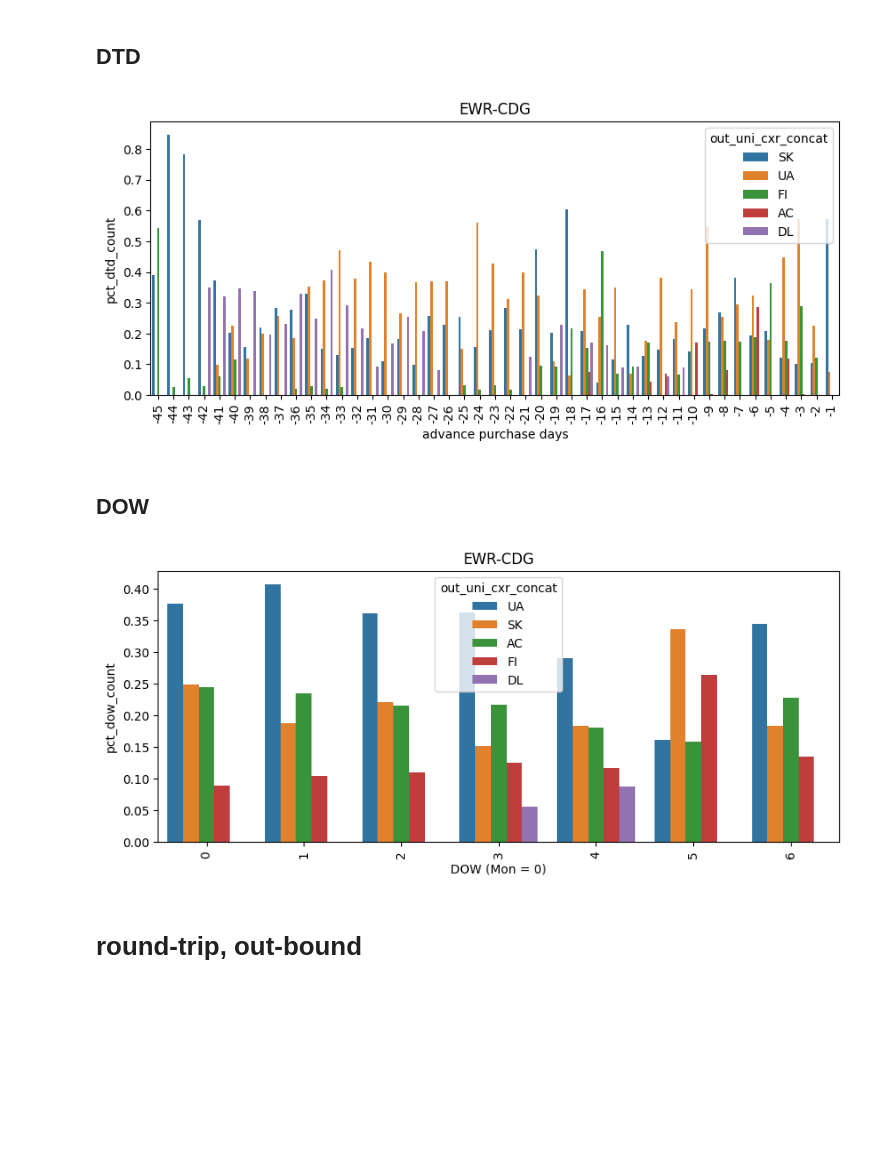
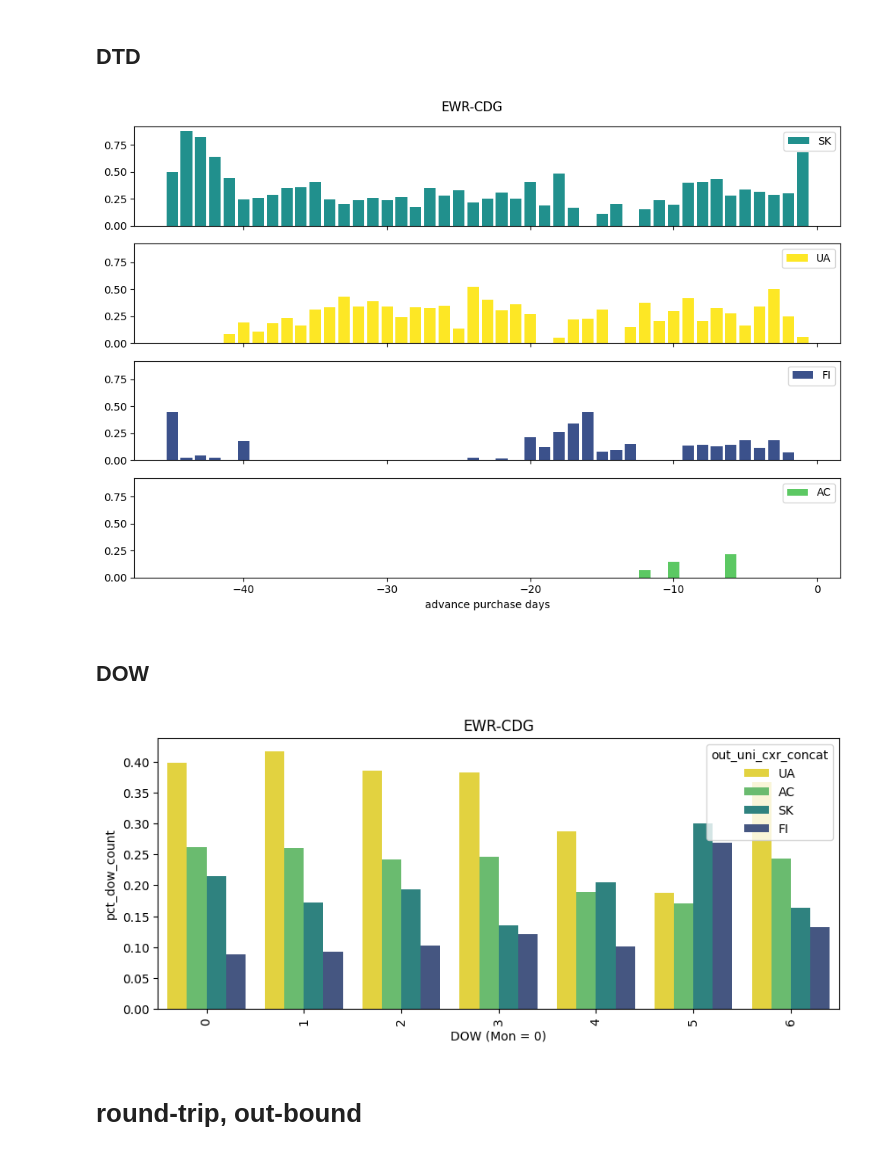
Before and after one commit to TPkfred/shopping-grid, a Jupyter notebook: notebooks/d_local-analysis/carrier-consistency/01b_EWR-CDG.ipynb, the cells around one changed output. Drawn from its saved outputs; the diff is of its cells as text; code cells hidden in the pictures; blank space fills up the shorter version.

```diff
--- a/notebooks/d_local-analysis/carrier-consistency/01b_EWR-CDG.ipynb
+++ b/notebooks/d_local-analysis/carrier-consistency/01b_EWR-CDG.ipynb
@@ -14,0 +16,3 @@ data_types = ["ow_out_cxr_crude", "ow_out_cxr_nuanced", "rt_out_cxr_crude", "rt_
+# %%
+cmap_name = "viridis_r"
+colors = [cm.get_cmap(cmap_name)(x) for x in np.linspace(0, 1, 5)]
@@ -122,0 +63,4 @@ plt.title(market);
+# %%
+top_n_cxr = 4
+top_cxr = cxr_summary.loc[:(top_n_cxr-1), cxr_col].to_list()
+palette_dict = dict(zip(top_cxr, colors[:top_n_cxr]))
@@ -164,36 +157,35 @@ plt.xticks(rotation=90);
 # %%
-top_n_cxr = 5
+top_n_cxr = 4
 top_cxr = cxr_summary.loc[:(top_n_cxr-1), 'out_uni_cxr_concat'].to_list()
+palette_dict = dict(zip(top_cxr, colors[:top_n_cxr]))
 # %% [markdown]
 ## DTD
 # %%
-dtd_grp = m_df.groupby(["days_til_dept", "out_uni_cxr_concat"]).agg(
-    {'count': 'sum',
-    }
-)
-
+dtd_grp = m_df.groupby(["days_til_dept", cxr_col]).agg({'count': 'sum'})
 dtd_grp.reset_index(inplace=True)
 dtd_grp.sort_values(by=['days_til_dept', 'count'], ascending=[True, False], inplace=True)
 dtd_grp['dtd_rank'] = dtd_grp.groupby("days_til_dept")['count'].rank(method='dense', ascending=False)
 dtd_grp['dtd_count'] = dtd_grp.groupby("days_til_dept")['count'].transform('sum')
 dtd_grp['pct_dtd_count'] = dtd_grp['count'] / dtd_grp['dtd_count']
 
-top_cxr_dtd_data = dtd_grp[(dtd_grp['dtd_rank'] <= top_n_cxr) & (dtd_grp['out_uni_cxr_concat'].isin(top_cxr))]
+top_cxr_dtd_data = dtd_grp[(dtd_grp['dtd_rank'] <= top_n_cxr) & (dtd_grp[cxr_col].isin(top_cxr))]
 
 dtd_cutoff = 45
-plt.figure(figsize=(10,4))
 plot_data = top_cxr_dtd_data[top_cxr_dtd_data['days_til_dept'] <= dtd_cutoff]
-sns.barplot(
-    plot_data,
-    x=-plot_data['days_til_dept'],
-    y='pct_dtd_count',
-    hue='out_uni_cxr_concat'
-);
-plt.xlabel("advance purchase days")
-plt.xticks(rotation=90);
-plt.title(market);
+
+fig, axs = plt.subplots(top_n_cxr, 1, sharex=True, sharey=True, figsize=(10,7))
+for i, cxr in enumerate(plot_data[cxr_col].unique()):
+    cxr_data = plot_data[plot_data[cxr_col] == cxr]
+
+    axs[i].bar(-cxr_data['days_til_dept'], cxr_data['pct_dtd_count'], color=palette_dict[cxr], label=cxr)
+    axs[i].legend()
+    if i == top_n_cxr-1:
+        axs[i].set_xlabel("advance purchase days")
+
+fig.suptitle(market);
+fig.tight_layout();
 # %% [output]
-[figure, old version]
+[figure, new version]
 # %% [markdown]
 ## DOW
 # %%
@@ -212,13 +204,14 @@ sns.barplot(
     plot_data,
     x='out_dt_dow_int',
     y='pct_dow_count',
-    hue='out_uni_cxr_concat'
+    hue='out_uni_cxr_concat',
+    palette=palette_dict
 );
 plt.xlabel("DOW (Mon = 0)")
 plt.xticks(rotation=90);
 plt.title(market);
 # %% [output]
-[figure, old version]
+[figure, new version]
 # %% [markdown]
 # round-trip, out-bound
 # %%
```
Also changed, not shown: parts of 70 cells of this notebook, 12 other files.
